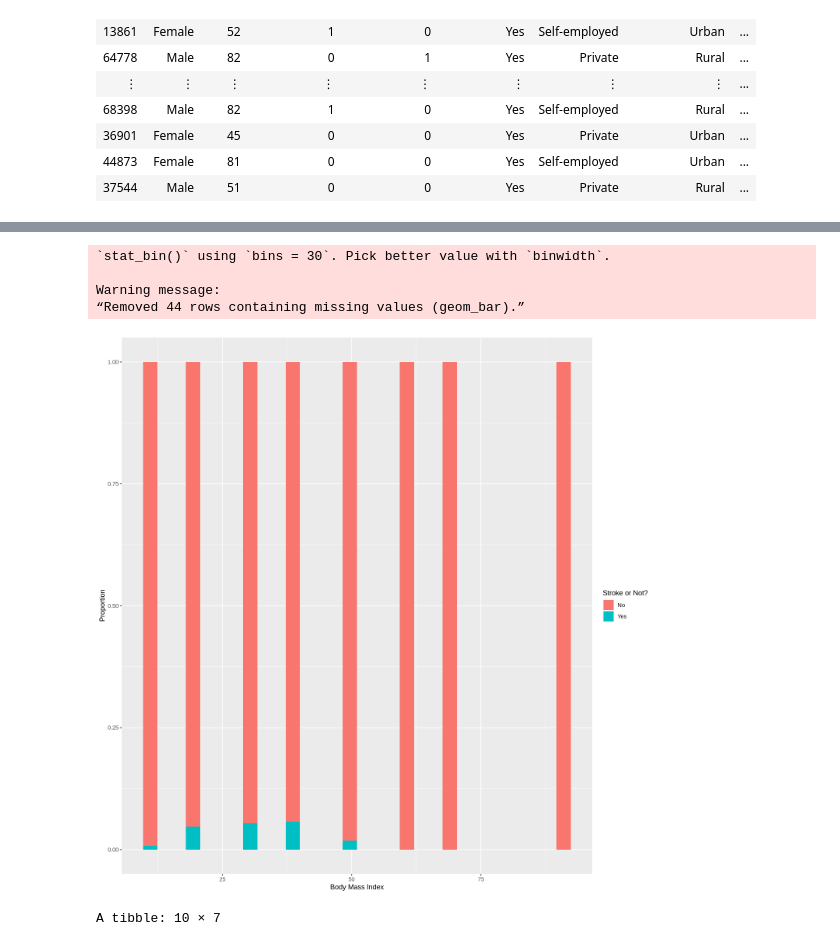
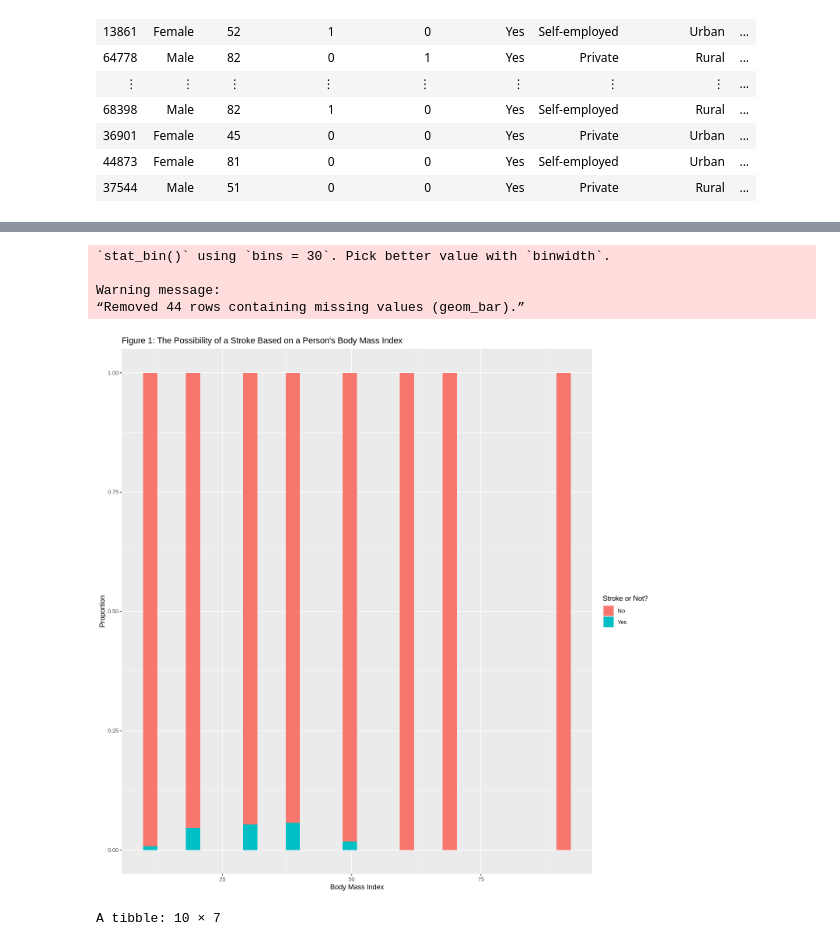
Before and after one commit to ersq/Group-42-Group-Project, a Jupyter notebook: Final Report.ipynb, the cells around one changed output, grey strips where cells are left out. Saved outputs shown, nothing was run; the diff lists cells and outputs as text; code cells hidden in the pictures.

```diff
--- a/Final Report.ipynb
+++ b/Final Report.ipynb
@@ -172,26 +139,27 @@ A grouped_df: 4 × 3
 # %%
 options(repr.plot.width=12, repr.plot.height=12)
 
 # This is the frame that is only used for plotting
 # It generalizes the bmi for plotting and convert stroke to char so that it can be used as the 'fill' argument.
 stroke_train_for_plot <- stroke_train |>
     mutate(generalized_bmi = floor(floor(as.double(bmi))/10)*10) |>
     mutate(stroke_or_not = as.character(stroke))
 
 # This bar graph visualizes the relationship between Body Mass Index and whether the person has a stroke or not
 bmi_plot <- stroke_train_for_plot |>
     ggplot(aes(x = generalized_bmi, fill = stroke_or_not)) +
     geom_histogram(position = 'fill') +
     labs(fill = 'Stroke or Not?', x = 'Body Mass Index', y = 'Proportion') +
+    ggtitle("Figure 1: The Possibility of a Stroke Based on a Person's Body Mass Index") +
     scale_fill_discrete(labels = c('No', 'Yes'))
 
 bmi_plot
 # %% [output]
 `stat_bin()` using `bins = 30`. Pick better value with `binwidth`.
 
 Warning message:
 “Removed 44 rows containing missing values (geom_bar).”
-[figure, old version]
+[figure, new version]
 # %%
 #performing 5-fold cross-validation
 set.seed(8888)
```
Also changed, not shown: parts of 4 cells of this notebook.
